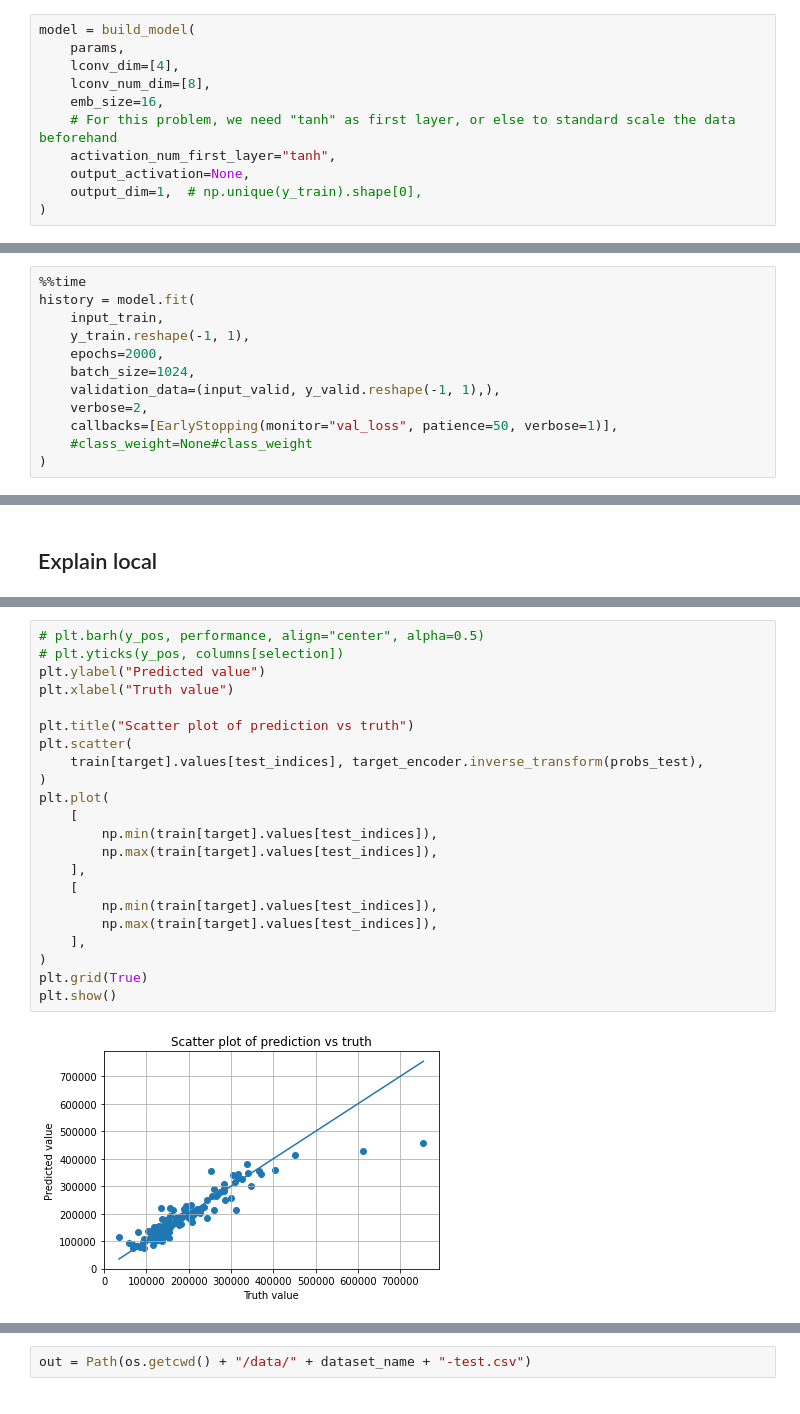
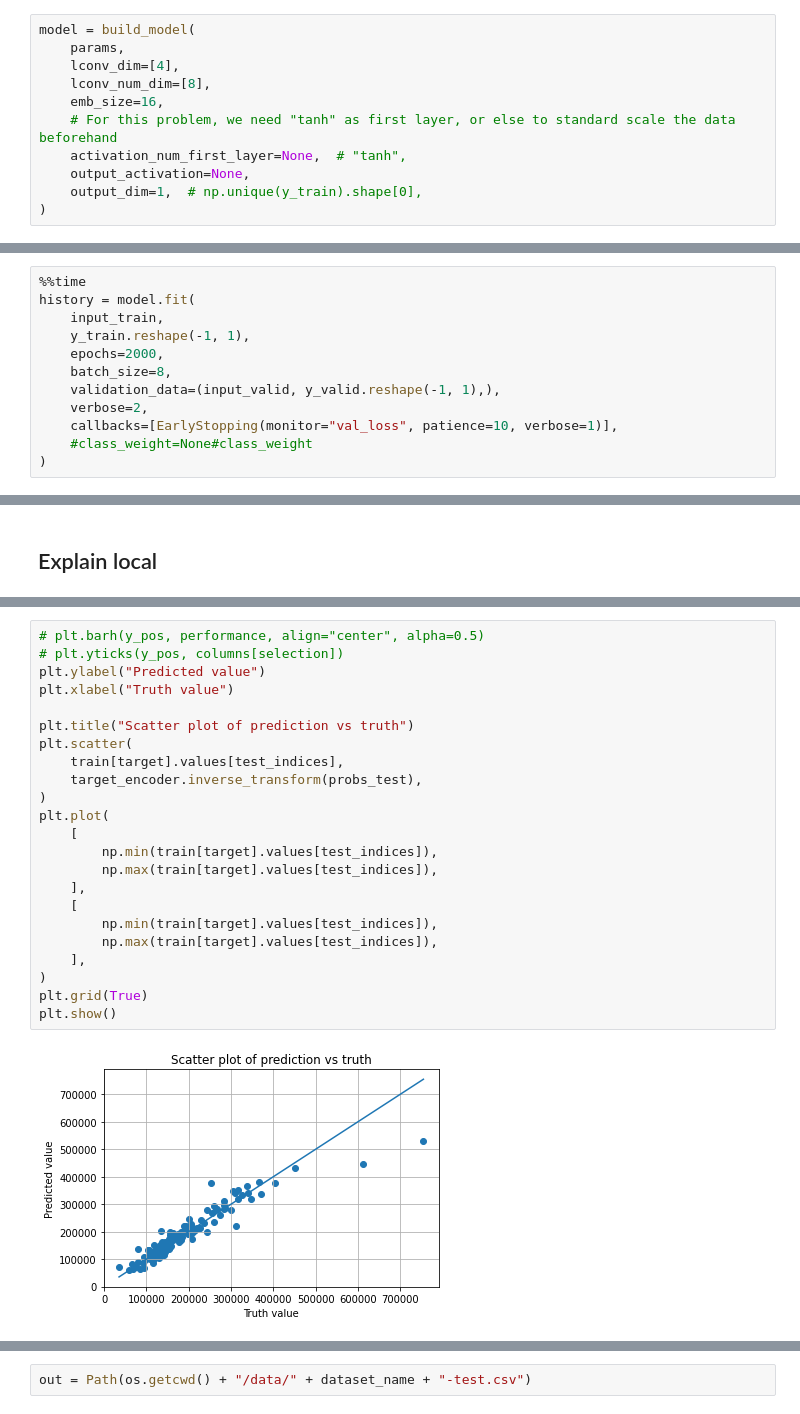
Before and after one commit to Hartorn/XplaiNet, a Jupyter notebook: conv1d-generic-houses-prices.ipynb, the cells around one changed output, grey strips where cells are left out. Drawn from its saved outputs; the diff is of its cells as text.

```diff
--- a/conv1d-generic-houses-prices.ipynb
+++ b/conv1d-generic-houses-prices.ipynb
@@ -251,7 +260,7 @@ model = build_model(
     lconv_num_dim=[8],
     emb_size=16,
     # For this problem, we need "tanh" as first layer, or else to standard scale the data beforehand
-    activation_num_first_layer="tanh",
+    activation_num_first_layer=None,  # "tanh",
     output_activation=None,
     output_dim=1,  # np.unique(y_train).shape[0],
 )
@@ -339,10 +342,10 @@ history = model.fit(
     input_train,
     y_train.reshape(-1, 1),
     epochs=2000,
-    batch_size=1024,
+    batch_size=8,
     validation_data=(input_valid, y_valid.reshape(-1, 1),),
     verbose=2,
-    callbacks=[EarlyStopping(monitor="val_loss", patience=50, verbose=1)],
+    callbacks=[EarlyStopping(monitor="val_loss", patience=10, verbose=1)],
     #class_weight=None#class_weight
 )
 # %% [output]
@@ -560,27 +556,28 @@ probs_test, explanations_train = predict(model, input_test)
 # %%
 # plt.barh(y_pos, performance, align="center", alpha=0.5)
 # plt.yticks(y_pos, columns[selection])
 plt.ylabel("Predicted value")
 plt.xlabel("Truth value")
 
 plt.title("Scatter plot of prediction vs truth")
 plt.scatter(
-    train[target].values[test_indices], target_encoder.inverse_transform(probs_test),
+    train[target].values[test_indices],
+    target_encoder.inverse_transform(probs_test),
 )
 plt.plot(
     [
         np.min(train[target].values[test_indices]),
         np.max(train[target].values[test_indices]),
     ],
     [
         np.min(train[target].values[test_indices]),
         np.max(train[target].values[test_indices]),
     ],
 )
 plt.grid(True)
 plt.show()
 # %% [output]
-[figure, old version]
+[figure, new version]
 [interactive output not drawn]
 # %%
 plt.hist(
```
Also changed, not shown: parts of 21 cells of this notebook, 13 other files.
